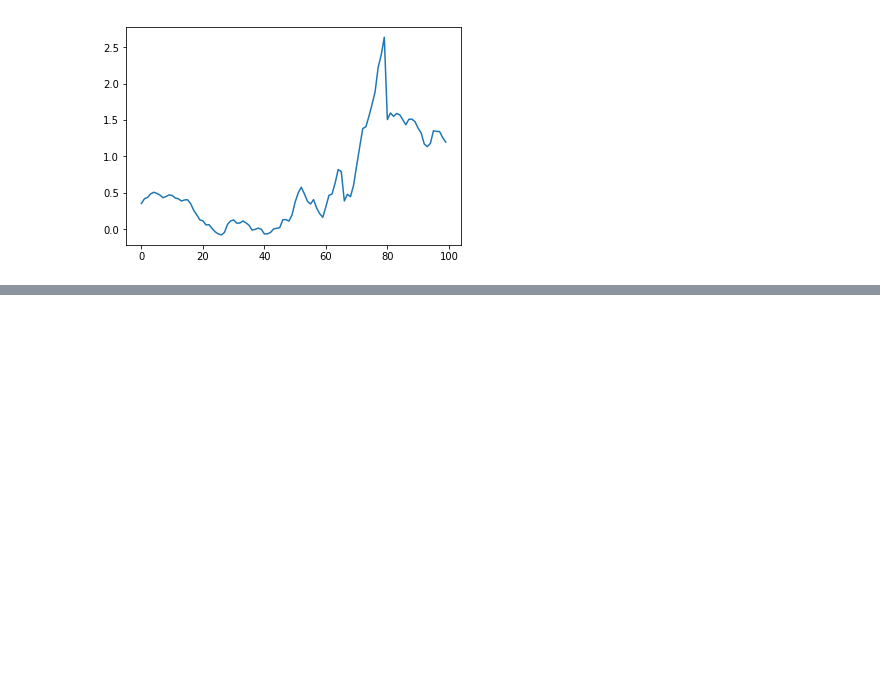
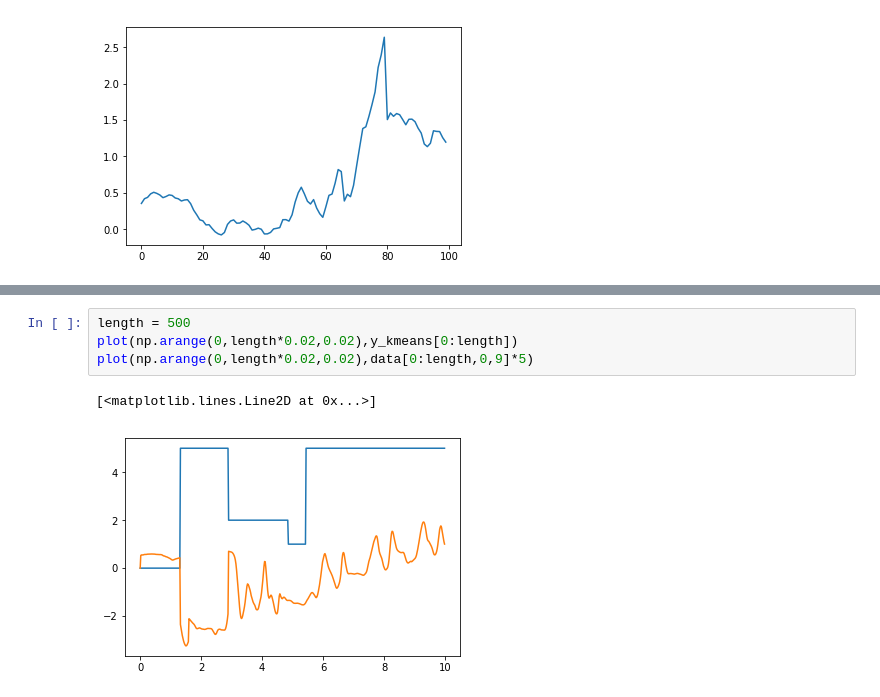
Before and after one commit to Max-Mobility/Human-Activity-Recognition, a Jupyter notebook: K-mean Clustering.ipynb, the cells around one changed output, grey strips where cells are left out. Saved outputs shown, nothing was run; the diff lists cells and outputs as text; blank space fills up the shorter version.

```diff
--- a/K-mean Clustering.ipynb
+++ b/K-mean Clustering.ipynb
@@ -88,0 +109,7 @@ plot(y_kmeans[0:100])
+# %%
+length = 500
+plot(np.arange(0,length*0.02,0.02),y_kmeans[0:length])
+plot(np.arange(0,length*0.02,0.02),data[0:length,0,9]*5)
+# %% [output]
+[<matplotlib.lines.Line2D at 0x...>]
+[figure, added]
```
Also changed, not shown: parts of 14 cells of this notebook, 10 other files.
